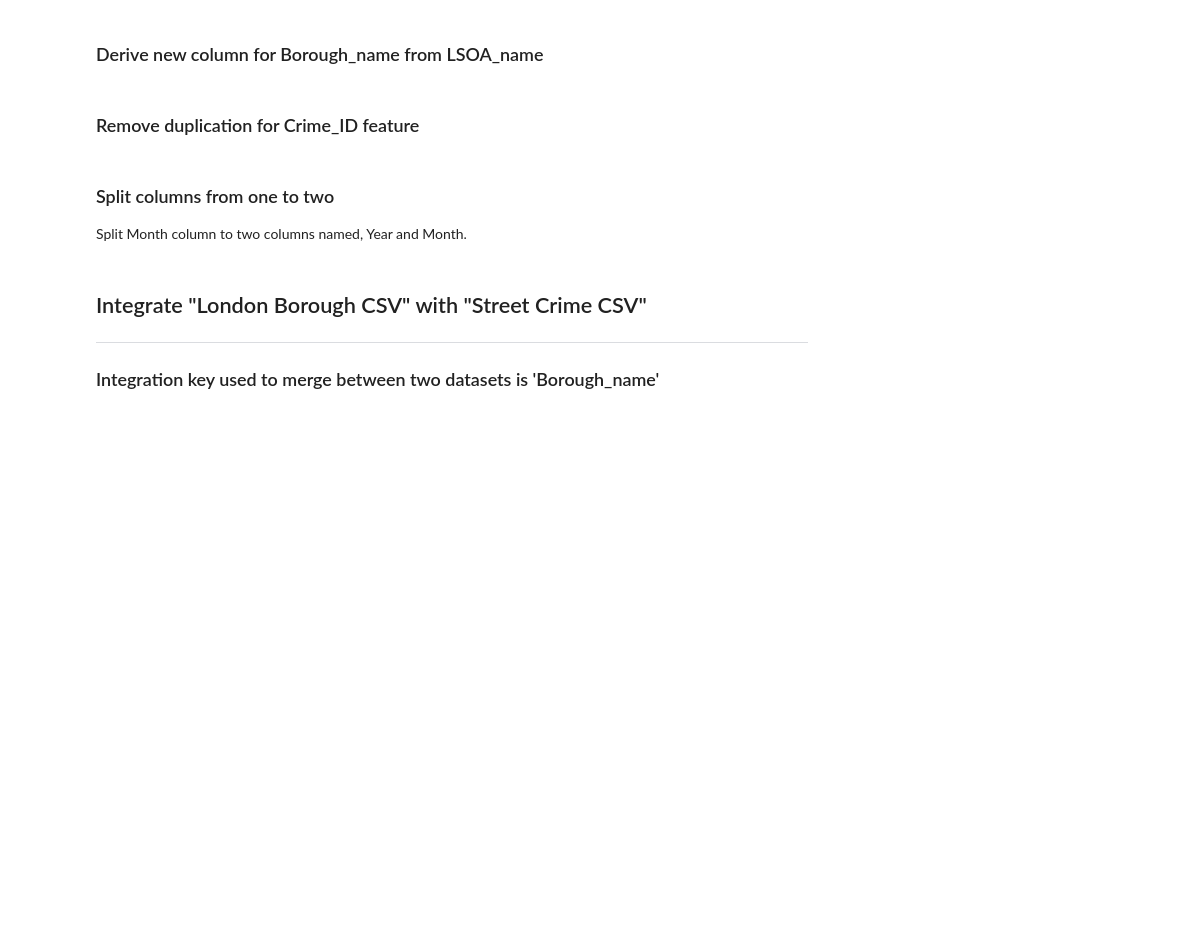
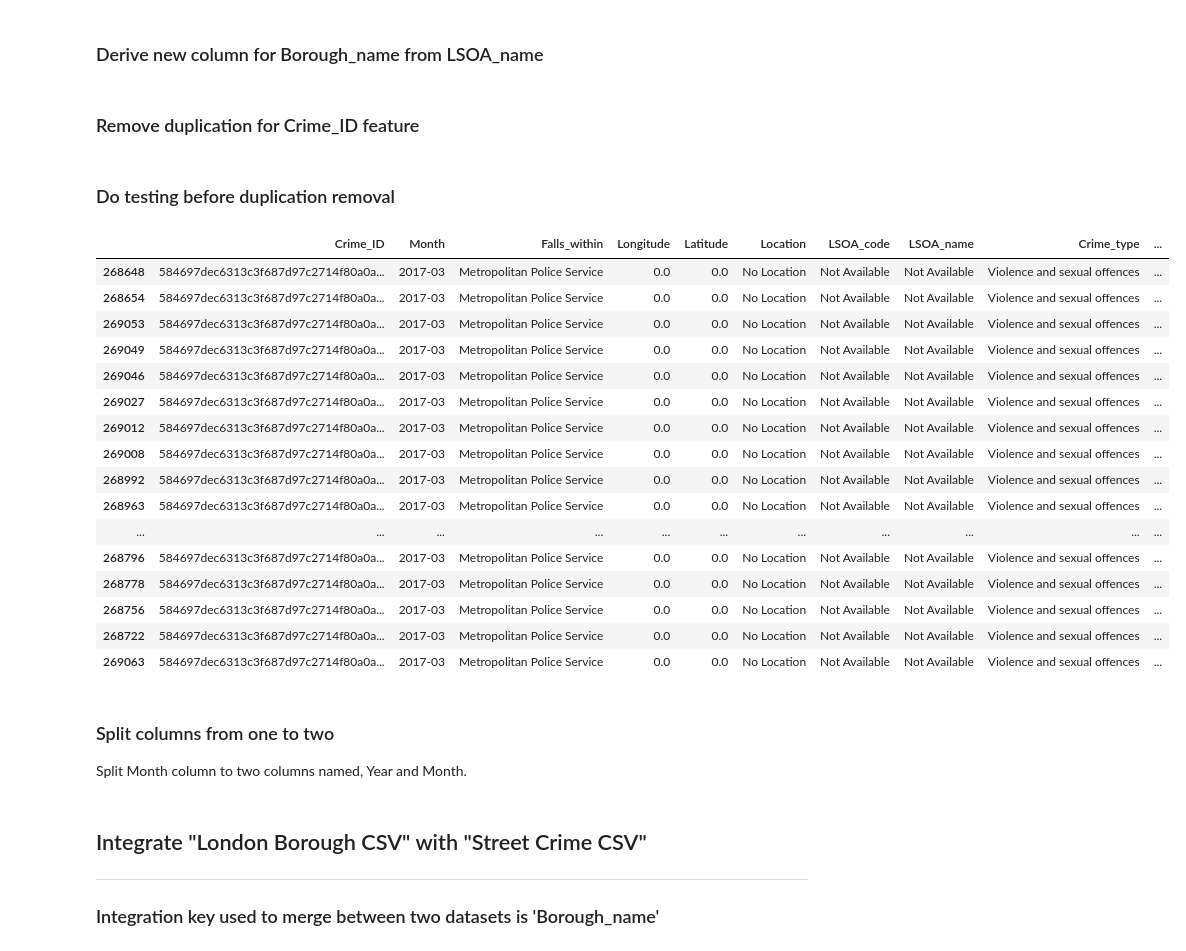
Before and after one commit to ukashishgarg/admp-data-cleansing, a Jupyter notebook: python/street-outcome-staging.ipynb, the cells around one changed output. Cells and saved outputs as stored; diff of their text form; code cells hidden in the pictures; blank space fills up the shorter version.

```diff
--- a/python/street-outcome-staging.ipynb
+++ b/python/street-outcome-staging.ipynb
@@ -18,13 +18,13 @@ import os
 ### Declare globals
 # %%
 # define paths
-INPUT_PATH = "C://SHU/ADMP/Assessment_02/londoncrimedw_project/input_csv/"
-OUTPUT_PATH = "C://SHU/ADMP/Assessment_02/londoncrimedw_project/output_csv/"
+INPUT_PATH = "C://SHU/ADMP/Assessment_02/github-repos/admp-csvs/prod/"
+OUTPUT_PATH = "C://SHU/ADMP/Assessment_02/github-repos/admp-csvs/stage/"
 
 # create variables to store the datasets name you want to use
-STREET_FILENAME = "street_london.csv"
-OUTCOME_FILENAME = "outcome_london.csv"
-BOROUGH_FILENAME = "london-boroughs-data.csv"
+STREET_FILENAME = "street-london.csv"
+OUTCOME_FILENAME = OUTPUT_PATH+"outcome-london.csv"
+BOROUGH_FILENAME = "boroughs-london.csv"
 # %% [markdown]
 ### Declare and define functions
 # %%
@@ -99,6 +121,37 @@ street_df = street_df.drop(['Reported_by'], axis=1)
 street_df['Borough_name'] = street_df.LSOA_name[(street_df.LSOA_name.isnull()==False)].str[:-5]
 # %% [markdown]
 ### Remove duplication for Crime_ID feature
+# %% [markdown]
+### Do testing before duplication removal
+# %%
+test_crime_id1 = '077db29e732f8fbfe793724d63483d23bef1990d3059ed42ed17d8cadcdc8eed'
+test_crime_id2 = '459a973a05867f80e03e312219add2c2d68b13c962b6b0aff6a788114d046c9e'
+test_crime_id3 = '584697dec6313c3f687d97c2714f80a0ab2454119816ec95fbc5d92366985aa7'
+test_crime_id4 = 'e22dfff770cd32f54941621e0b4a1000168dfa2fbfbd6afc42ac1304a18535ce'
+test_crime_id5 = '7a99fcf8b97b8db7f7cee3661dc335bd2d1a41643adc5e91405e2b7233e06d85'
+
+#
+street_df[street_df.Crime_ID==test_crime_id3].sort_values(by='Month', ascending=False)
+
+# street_df.Crime_ID.value_counts()
+# %% [output]
+|  | Crime_ID | Month | Falls_within | Longitude | Latitude | Location | LSOA_code | LSOA_name | Crime_type | ... |
+| 268648 | 584697dec6313c3f687d97c2714f80a0a... | 2017-03 | Metropolitan Police Service | 0.0 | 0.0 | No Location | Not Available | Not Available | Violence and sexual offences | ... |
+| 268654 | 584697dec6313c3f687d97c2714f80a0a... | 2017-03 | Metropolitan Police Service | 0.0 | 0.0 | No Location | Not Available | Not Available | Violence and sexual offences | ... |
+| 269053 | 584697dec6313c3f687d97c2714f80a0a... | 2017-03 | Metropolitan Police Service | 0.0 | 0.0 | No Location | Not Available | Not Available | Violence and sexual offences | ... |
+| 269049 | 584697dec6313c3f687d97c2714f80a0a... | 2017-03 | Metropolitan Police Service | 0.0 | 0.0 | No Location | Not Available | Not Available | Violence and sexual offences | ... |
+| 269046 | 584697dec6313c3f687d97c2714f80a0a... | 2017-03 | Metropolitan Police Service | 0.0 | 0.0 | No Location | Not Available | Not Available | Violence and sexual offences | ... |
+| 269027 | 584697dec6313c3f687d97c2714f80a0a... | 2017-03 | Metropolitan Police Service | 0.0 | 0.0 | No Location | Not Available | Not Available | Violence and sexual offences | ... |
+| 269012 | 584697dec6313c3f687d97c2714f80a0a... | 2017-03 | Metropolitan Police Service | 0.0 | 0.0 | No Location | Not Available | Not Available | Violence and sexual offences | ... |
+| 269008 | 584697dec6313c3f687d97c2714f80a0a... | 2017-03 | Metropolitan Police Service | 0.0 | 0.0 | No Location | Not Available | Not Available | Violence and sexual offences | ... |
+| 268992 | 584697dec6313c3f687d97c2714f80a0a... | 2017-03 | Metropolitan Police Service | 0.0 | 0.0 | No Location | Not Available | Not Available | Violence and sexual offences | ... |
+| 268963 | 584697dec6313c3f687d97c2714f80a0a... | 2017-03 | Metropolitan Police Service | 0.0 | 0.0 | No Location | Not Available | Not Available | Violence and sexual offences | ... |
+| ... | ... | ... | ... | ... | ... | ... | ... | ... | ... | ... |
+| 268796 | 584697dec6313c3f687d97c2714f80a0a... | 2017-03 | Metropolitan Police Service | 0.0 | 0.0 | No Location | Not Available | Not Available | Violence and sexual offences | ... |
+| 268778 | 584697dec6313c3f687d97c2714f80a0a... | 2017-03 | Metropolitan Police Service | 0.0 | 0.0 | No Location | Not Available | Not Available | Violence and sexual offences | ... |
+| 268756 | 584697dec6313c3f687d97c2714f80a0a... | 2017-03 | Metropolitan Police Service | 0.0 | 0.0 | No Location | Not Available | Not Available | Violence and sexual offences | ... |
+| 268722 | 584697dec6313c3f687d97c2714f80a0a... | 2017-03 | Metropolitan Police Service | 0.0 | 0.0 | No Location | Not Available | Not Available | Violence and sexual offences | ... |
+| 269063 | 584697dec6313c3f687d97c2714f80a0a... | 2017-03 | Metropolitan Police Service | 0.0 | 0.0 | No Location | Not Available | Not Available | Violence and sexual offences | ... |
 # %%
 # Remove all the duplicate records except first instance of it
 street_df = street_df.drop_duplicates(subset='Crime_ID', keep='first')
```
Also changed, not shown: parts of 2 cells of this notebook, 2 other files.
